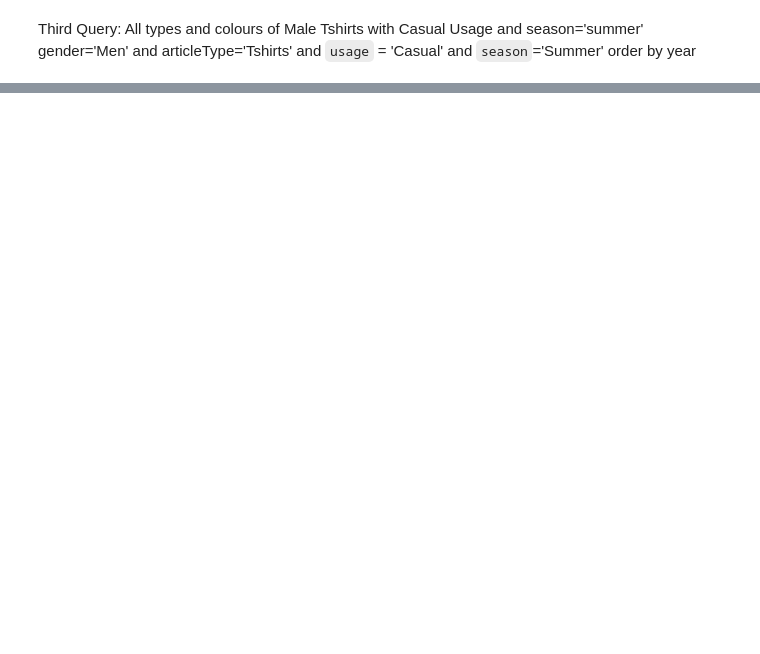
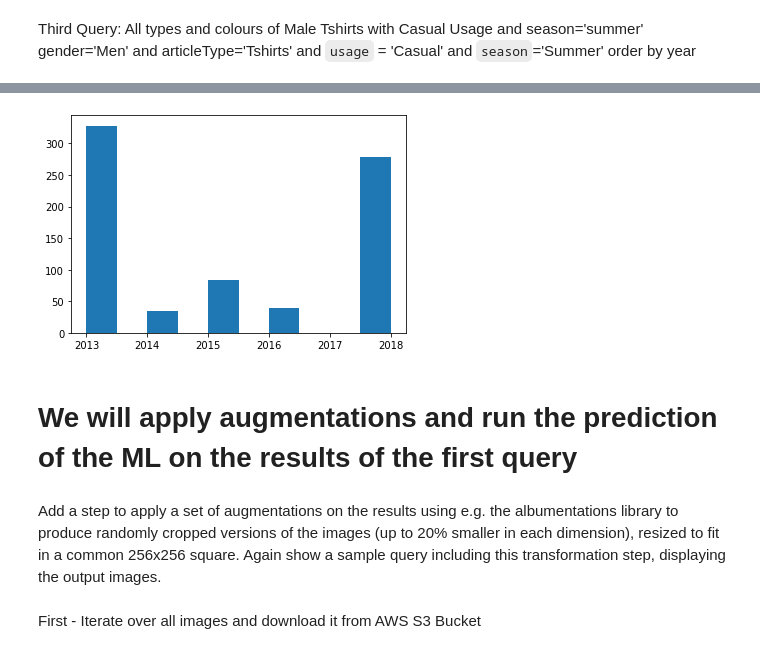
Before and after one commit to moemen95/Fashion-Product-Images, a Jupyter notebook: queries/queries_test.ipynb, the cells around one changed output, grey strips where cells are left out. Cells and saved outputs as stored; diff of their text form; code cells hidden in the pictures; blank space fills up the shorter version.

```diff
--- a/queries/queries_test.ipynb
+++ b/queries/queries_test.ipynb
@@ -32,0 +43,12 @@ fetch_n_store(engine=engine,
+# %%
+# Get the results of the query to visualize the data
+res_query_1 = fetch_query_from_meta_data(engine=engine,
+                                 select=["id", "gender", "masterCategory", "subCategory", "articleType", "baseColour",
+                                         "season", "year", "usage", "productDisplayName", "low_res_image_path",
+                                         "hi_res_image_path", "asset_link"],
+                                 where_dict={
+                                     "gender": ["=", "Men"],
+                                     "subCategory": ["=", "shoes"],
+                                     "year": [">", "2012"],
+                                 },
+                                 order_by="year")
@@ -40,0 +190,3 @@ gender='Men' and articleType='Tshirts' and `usage` = 'Casual' and `season`='Summ
+# %%
+years_query_1 = [int(row["year"]) for row in res_query_1]
+years_query_1[:20] # show sample
@@ -40,0 +214,14 @@ gender='Men' and articleType='Tshirts' and `usage` = 'Casual' and `season`='Summ
+# %%
+plt.hist(years_query_1)
+plt.show()
+# %% [output]
+[figure, added]
+# %% [markdown]
+# We will apply augmentations and run the prediction of the ML on the results of the first query
+# %% [markdown]
+Add a step to apply a set of augmentations on the results using e.g. the albumentations
+library to produce randomly cropped versions of the images (up to 20% smaller in each
+dimension), resized to fit in a common 256x256 square. Again show a sample query
+including this transformation step, displaying the output images.
+# %% [markdown]
+First - Iterate over all images and download it from AWS S3 Bucket
```
Also changed, not shown: parts of 16 cells of this notebook, 4 other files.
